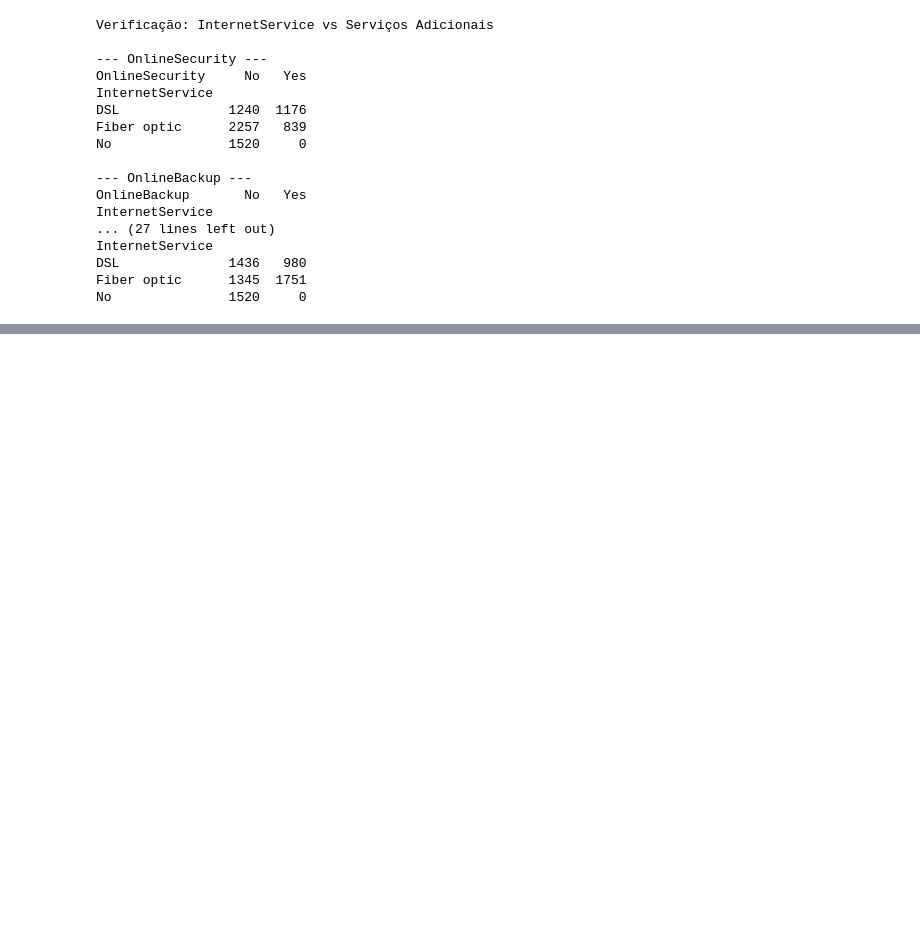
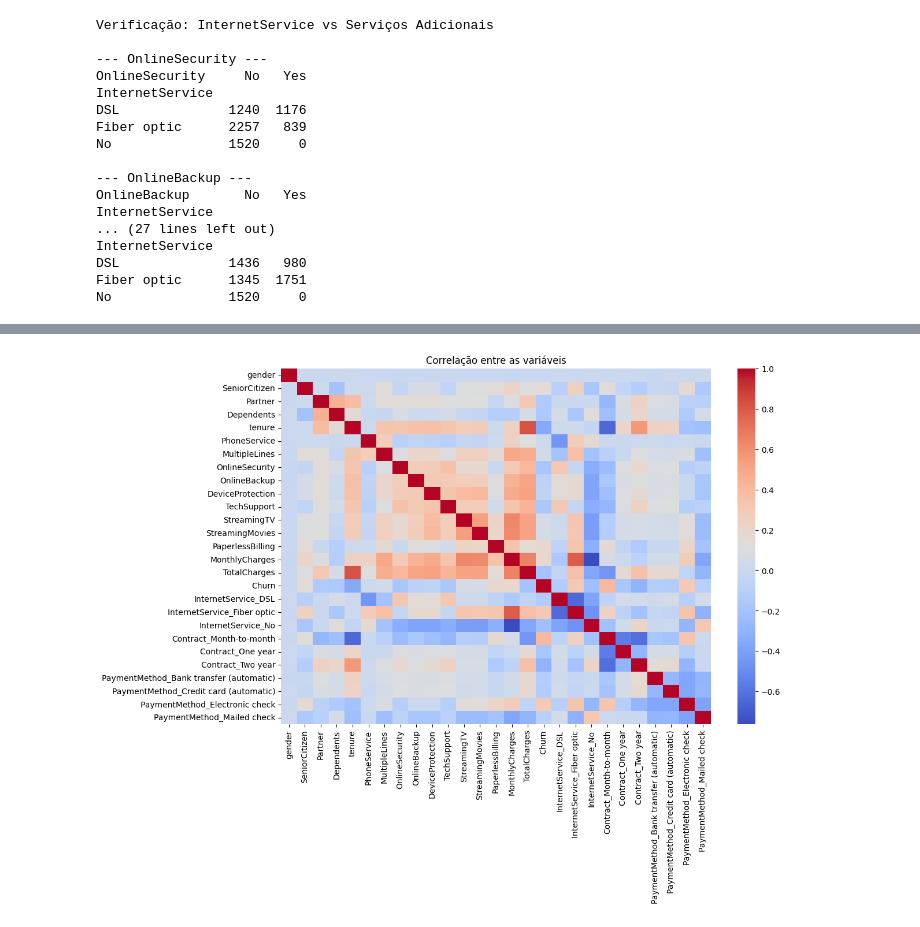
Before and after one commit to lfa-systems/projeto-churn-ds, a Jupyter notebook: Hackathon_ONE_8.ipynb, the cells around one changed output, grey strips where cells are left out. Cells and saved outputs as stored; diff of their text form; code cells hidden in the pictures; blank space fills up the shorter version.

Commit message:
Transformar colunas binarias e Heatmap

```diff
--- a/Hackathon_ONE_8.ipynb
+++ b/Hackathon_ONE_8.ipynb
@@ -241,0 +269,18 @@ No               1520     0
+# %%
+# Lista de colunas com apenas duas opções (Binárias)
+colunas_binarias = [
+    'gender', 'Partner', 'Dependents', 'PhoneService',
+    'MultipleLines', 'OnlineSecurity', 'OnlineBackup',
+    'DeviceProtection', 'TechSupport', 'StreamingTV',
+    'StreamingMovies', 'PaperlessBilling', 'Churn'
+]
+
+# Aplicar o LabelEncoder (Transforma em 0 e 1)
+le = LabelEncoder()
+for col in colunas_binarias:
+    # O fit_transform aprende quem é 0 e quem é 1 e já aplica
+    df[col] = le.fit_transform(df[col])
+# %%
+# Colunas com mais de 2 opções (One-Hot Encoding)
+# Isso criará colunas separadas para Contract, PaymentMethod e InternetService
+df_final = pd.get_dummies(df, columns=['InternetService', 'Contract', 'PaymentMethod'])
@@ -241,0 +324,13 @@ No               1520     0
+# %%
+# Verificar Correlação (O Mapa de Calor)
+# Saber se existem colunas que dizem a mesma coisa.
+# Se duas colunas forem quase idênticas (ex: TotalCharges e tenure), elas podem confundir o modelo.
+def correlacao():
+  plt.figure(figsize=(12, 8))
+  sns.heatmap(df_final.corr(), annot=False, cmap='coolwarm')
+  plt.title("Correlação entre as variáveis")
+  plt.show()
+
+correlacao()
+# %% [output]
+[figure, added]
```
Also changed, not shown: parts of 10 cells of this notebook.
